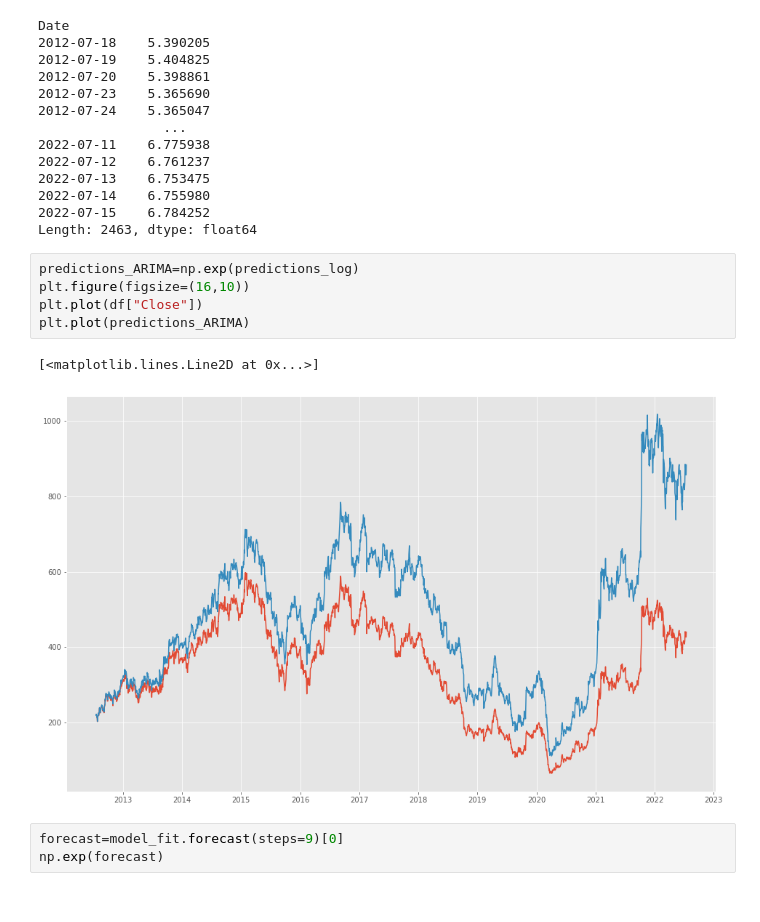
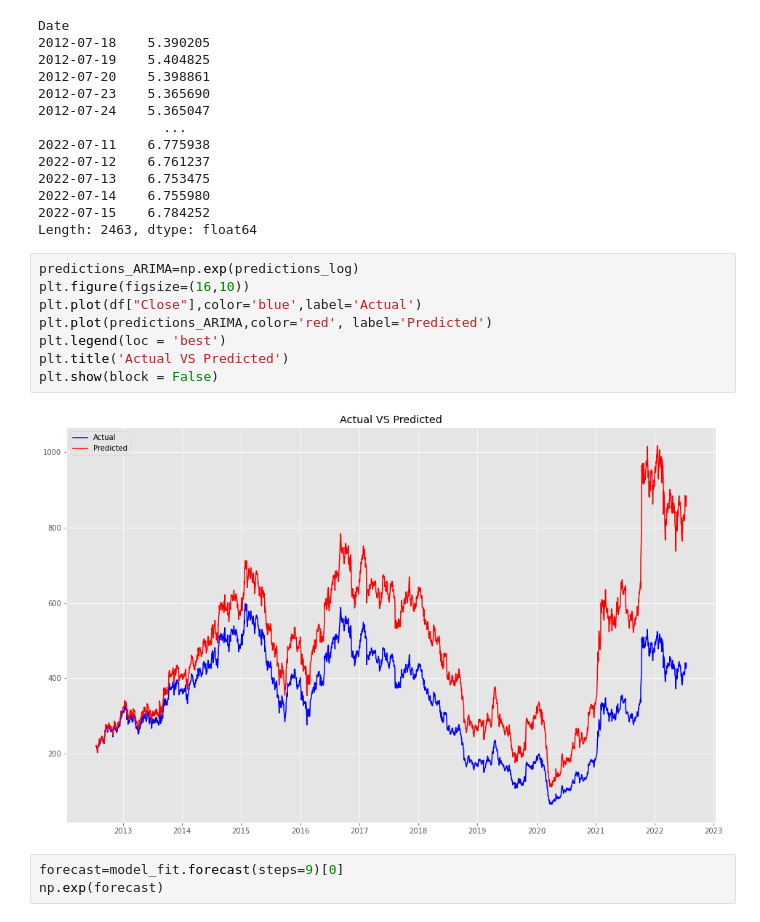
Before and after one commit to renkuntlamahessh/Tata-Motors-Project-, a Jupyter notebook: TATA_Motors_Stock_market_Forecasting_V3.ipynb, the cells around one changed output. Drawn from its saved outputs; the diff is of its cells as text.

```diff
--- a/TATA_Motors_Stock_market_Forecasting_V3.ipynb
+++ b/TATA_Motors_Stock_market_Forecasting_V3.ipynb
@@ -572,11 +567,13 @@ Length: 2463, dtype: float64
 # %%
 predictions_ARIMA=np.exp(predictions_log)
 plt.figure(figsize=(16,10))
-plt.plot(df["Close"])
-plt.plot(predictions_ARIMA)
+plt.plot(df["Close"],color='blue',label='Actual')
+plt.plot(predictions_ARIMA,color='red', label='Predicted')
+plt.legend(loc = 'best')
+plt.title('Actual VS Predicted')
+plt.show(block = False)
 # %% [output]
-[<matplotlib.lines.Line2D at 0x...>]
-[figure, old version]
+[figure, new version]
 # %%
 forecast=model_fit.forecast(steps=9)[0]
 np.exp(forecast)
```
Also changed, not shown: parts of 7 cells of this notebook.
